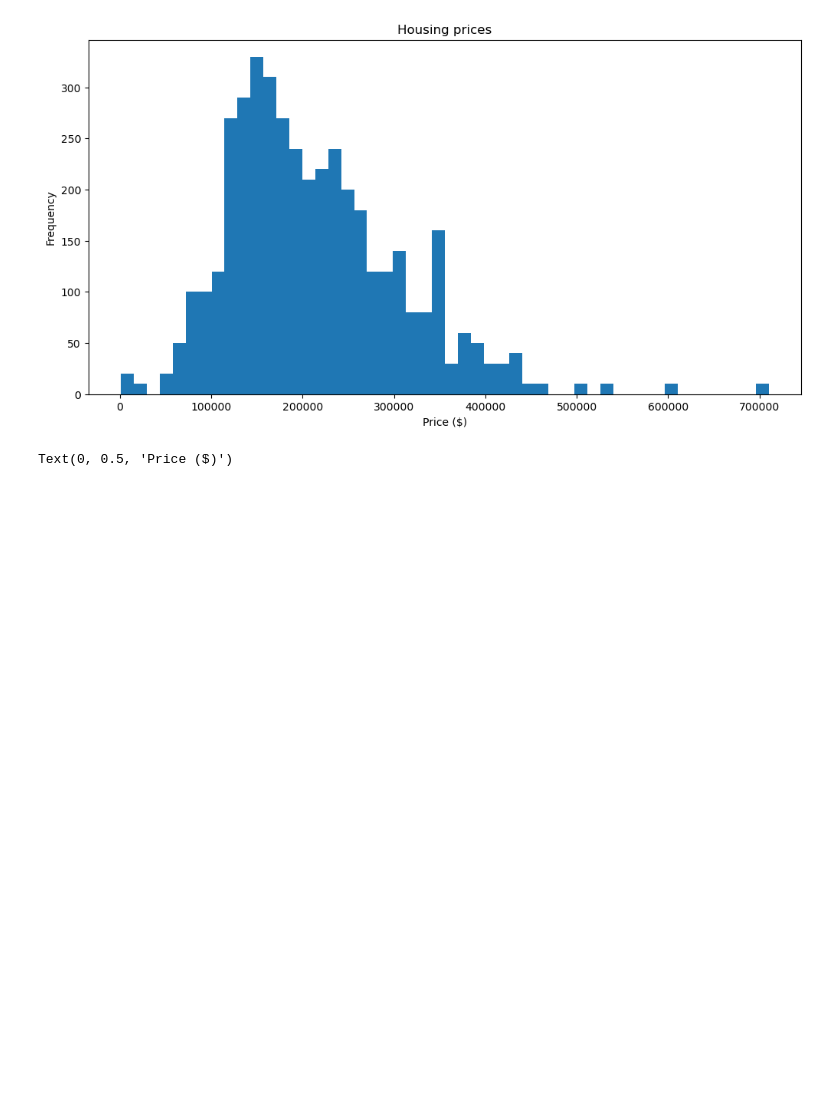
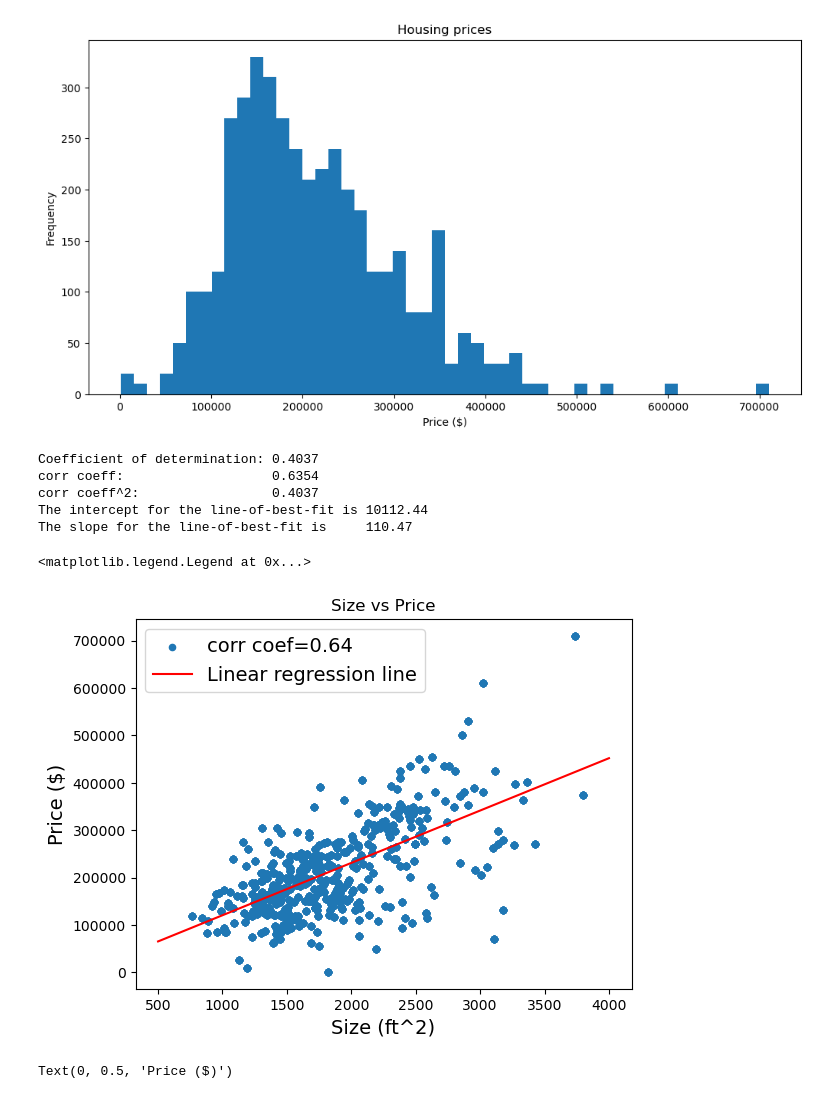
Before and after one commit to MikePlekan/Real-Estate-project, a Jupyter notebook: APIMachineLearning.ipynb, the cells around one changed output. Drawn from its saved outputs; the diff is of its cells as text; code cells hidden in the pictures; blank space fills up the shorter version.

Commit message:
Added some regression and correlation coeff to help summarize API data

```diff
--- a/APIMachineLearning.ipynb
+++ b/APIMachineLearning.ipynb
@@ -60,6 +59,52 @@ The Q2 for the data is: $270000.0
 The IQR for the data is: $122000.0
 Text(0.5, 0, 'Price ($)')
 [figure]
+# %%
+# Model
+dfReg = df
+dfReg['price'] = sales['saleamt']
+model = LinearRegression()
+
+x = dfReg['universalsize'].values.reshape(-1,1)
+y = dfReg['price'].values
+
+# Perform regression
+model.fit(x,y)
+
+# Calculate r^2
+r_sq = model.score(x, y)
+print(f'Coefficient of determination: {r_sq:.4f}')
+
+cc = dfReg[['universalsize','price']].corr().iloc[0][1]
+print(f'corr coeff:                   {cc:.4f}')
+print(f'corr coeff^2:                 {cc**2:.4f}')
+
+# Slope and intercept of the line-of-best-fit
+print(f"The intercept for the line-of-best-fit is {model.intercept_:.2f}")
+print(f"The slope for the line-of-best-fit is     {model.coef_[0]:.2f}")
+
+# The equation for a line is
+# y = mx + b
+b = model.intercept_
+m = model.coef_
+xpts = np.linspace(500,4000)
+ypts = m*xpts + b
+
+# Plotting
+df.plot.scatter(x = 'universalsize' ,y = 'price',label=f'corr coef={cc:.2f}')
+plt.title("Size vs Price")
+plt.xlabel(f"Size (ft^2)", fontsize=14)
+plt.ylabel("Price ($)", fontsize=14)
+plt.plot(xpts,ypts,'r-', label='Linear regression line')
+plt.legend(fontsize=14)
+# %% [output]
+Coefficient of determination: 0.4037
+corr coeff:                   0.6354
+corr coeff^2:                 0.4037
+The intercept for the line-of-best-fit is 10112.44
+The slope for the line-of-best-fit is     110.47
+<matplotlib.legend.Legend at 0x...>
+[figure, added]
 # %%
 plt.scatter(df['universalsize'], sales['saleamt'])
 plt.title("Square footage vs Housing prices")
```
Also changed, not shown: parts of 2 cells of this notebook.
